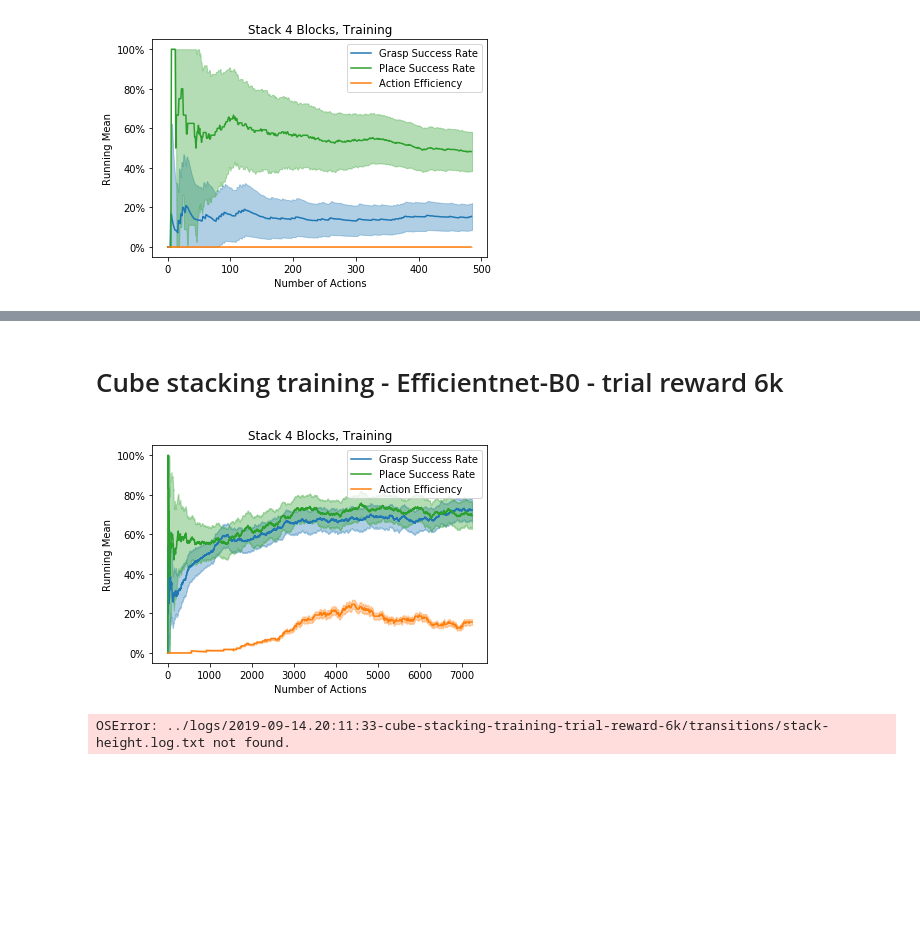
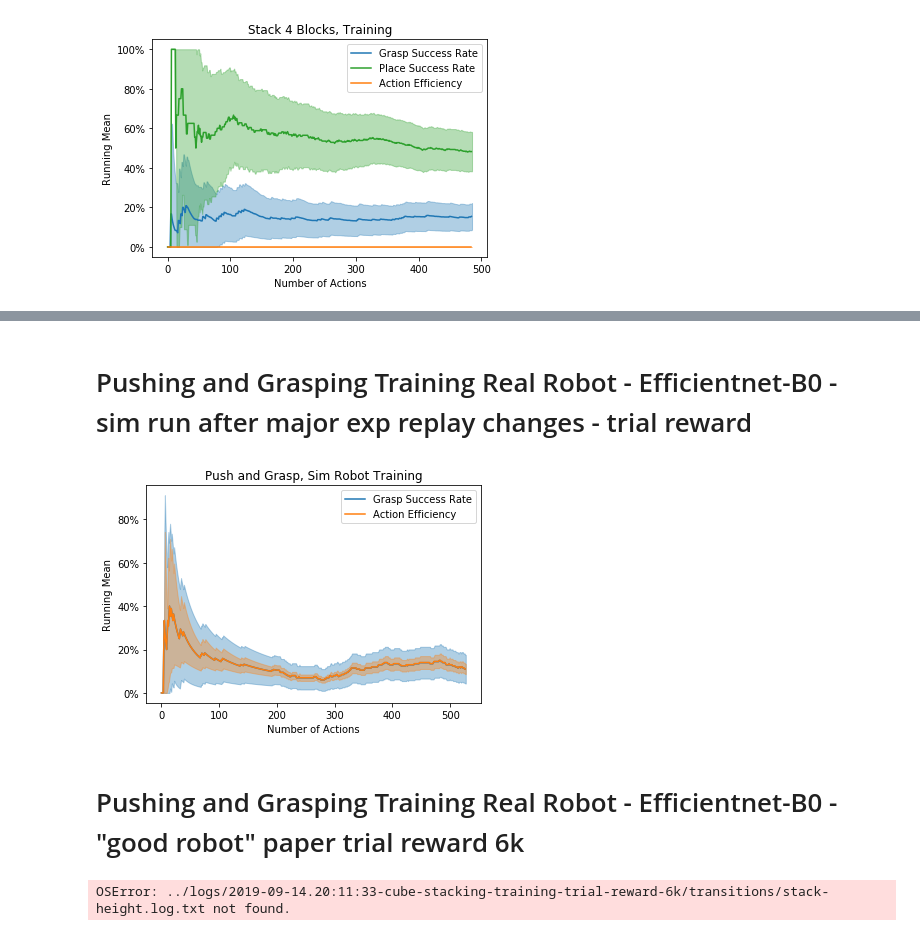
Before and after one commit to jhu-lcsr/good_robot, a Jupyter notebook: plot_success_rate/calculate_successes.ipynb, the cells around one changed output, grey strips where cells are left out. Saved outputs shown, nothing was run; the diff lists cells and outputs as text; code cells hidden in the pictures; blank space fills up the shorter version.

```diff
--- a/plot_success_rate/calculate_successes.ipynb
+++ b/plot_success_rate/calculate_successes.ipynb
@@ -194,13 +234,16 @@ plot_it(log_dir, title, window=window, max_iter=max_iter, place=True)
+# %% [markdown]
+# Pushing and Grasping Training Real Robot - Efficientnet-B0 - sim run after major exp replay changes - trial reward
+# %%
+window = 200
+max_iter = None
+log_dir = '../logs/2020-01-01-22-11-59'
+# /home/costar/src/real_good_robot/logs/2020-01-01-22-11-59
+title = 'Push and Grasp, Sim Robot Training'
+plot_it(log_dir, title, window=window, max_iter=max_iter, place=False)
+# %% [output]
+[figure, added]
 # %% [markdown]
-# Cube stacking training - Efficientnet-B0 - trial reward 6k
+# Pushing and Grasping Training Real Robot - Efficientnet-B0 - "good robot" paper trial reward 6k
-# %%
-window = 1000
-max_iter = None
-log_dir = '../logs/2019-12-20-17-57-06'
-title = 'Stack 4 Blocks, Training'
-plot_it(log_dir, title, window=window, max_iter=max_iter, place=True)
-# %% [output]
-[figure, removed]
 # %%
 window = 1000
 max_iter = None
```
Also changed, not shown: parts of 9 cells of this notebook.
